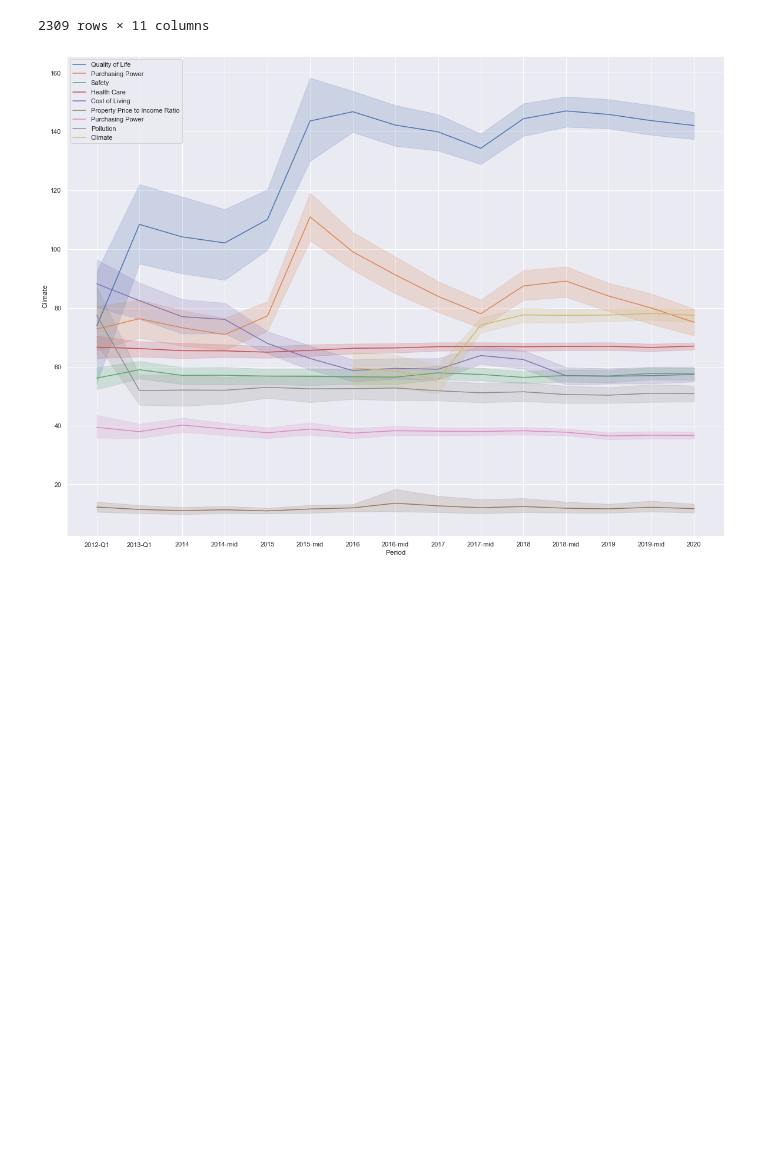
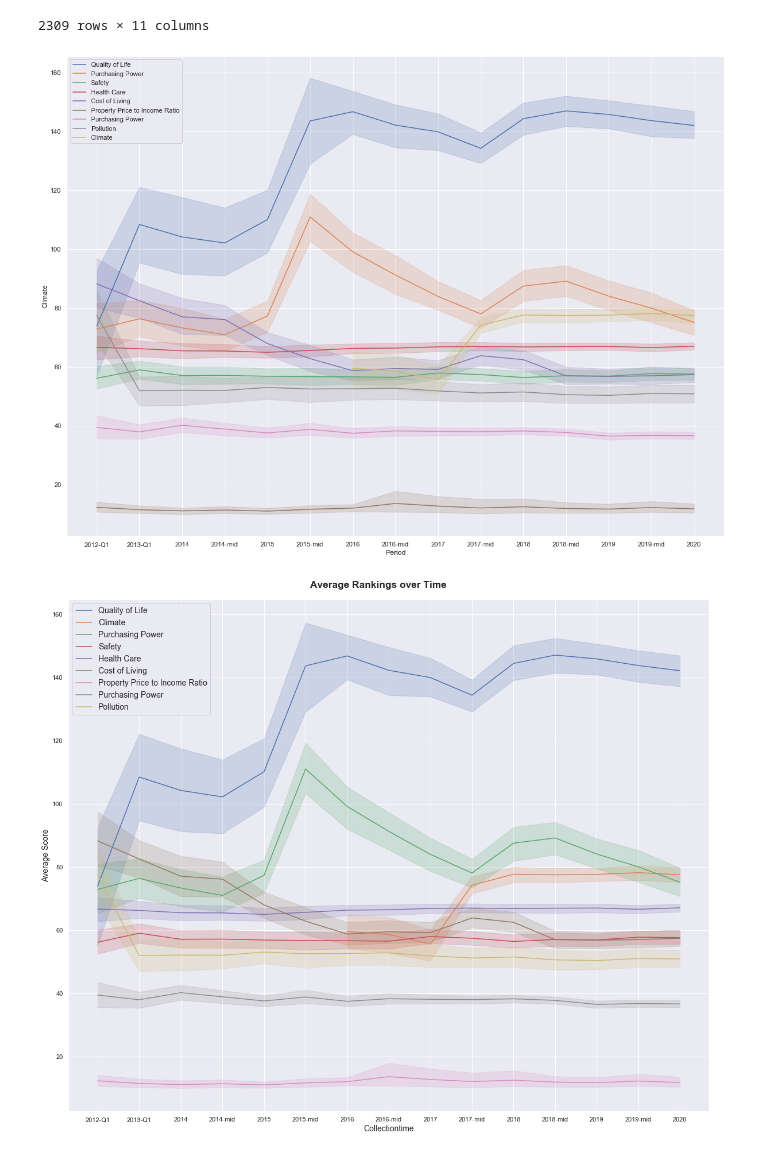
Before and after one commit to helmuthb/data-oriented-programming, a Jupyter notebook: Numbeo.ipynb, the cells around one changed output. Saved outputs shown, nothing was run; the diff lists cells and outputs as text; code cells hidden in the pictures; blank space fills up the shorter version.

Commit message:
layouting and title to ranking over time visual

```diff
--- a/Numbeo.ipynb
+++ b/Numbeo.ipynb
@@ -37,3 +38,35 @@ sns.lineplot(x="Period", y="Climate", data=dfNumbeo,legend='brief',label='Climat
 g.figure.savefig('visuals/RankingsOverTime.png')
 # %% [output]
 [figure]
+# %%
+import matplotlib.pyplot as plt
+fig = plt.figure()
+fig.suptitle('Average Rankings over Time', fontsize='x-large', fontweight='bold')
+#This is used for the main title. 'figure()' is a class that provides all the plotting elements of a diagram.
+#This must be used first or else the title will not show.fig.subplots_adjust(top=0.85) solves our overlapping title problem.
+fig.subplots_adjust(top=0.95)
+
+
+ax = fig.add_subplot(111)
+
+fontdict={'fontsize': 14, 'fontweight' : 'book',    'verticalalignment': 'baseline',   'horizontalalignment': 'center'}
+
+#ax.set_title('Plotting Tutorial', fontdict=fontdict)
+
+sns.lineplot(x="Period", y="QualityOfLife", data=dfNumbeo,legend='brief',label='Quality of Life')
+sns.lineplot(x="Period", y="Climate", data=dfNumbeo,legend='brief',label='Climate')
+sns.lineplot(x="Period", y="PurchasingPower", data=dfNumbeo,legend='brief',label='Purchasing Power')
+sns.lineplot(x="Period", y="Safety", data=dfNumbeo,legend='brief',label='Safety')
+sns.lineplot(x="Period", y="HealthCare", data=dfNumbeo,legend='brief',label='Health Care')
+sns.lineplot(x="Period", y="CostOfLiving", data=dfNumbeo,legend='brief',label='Cost of Living')
+sns.lineplot(x="Period", y="PropertyPriceToIncomeRatio", data=dfNumbeo,legend='brief',label='Property Price to Income Ratio')
+sns.lineplot(x="Period", y="TrafficCommuteTime", data=dfNumbeo,legend='brief',label='Purchasing Power')
+sns.lineplot(x="Period", y="Pollution", data=dfNumbeo,legend='brief',label='Pollution')
+
+plt.legend(fontsize=14)
+#plt.title('Average Rankings over Time', fontdict=fontdict, color="black", position=(0.5,1));
+plt.xlabel('Collectiontime', fontsize=14)
+plt.ylabel('Average Score', fontsize=14);
+fig.savefig('visuals/RankingsOverTime.png')
+# %% [output]
+[figure, added]
```
Also changed, not shown: parts of 1 cell of this notebook, 1 other file.
